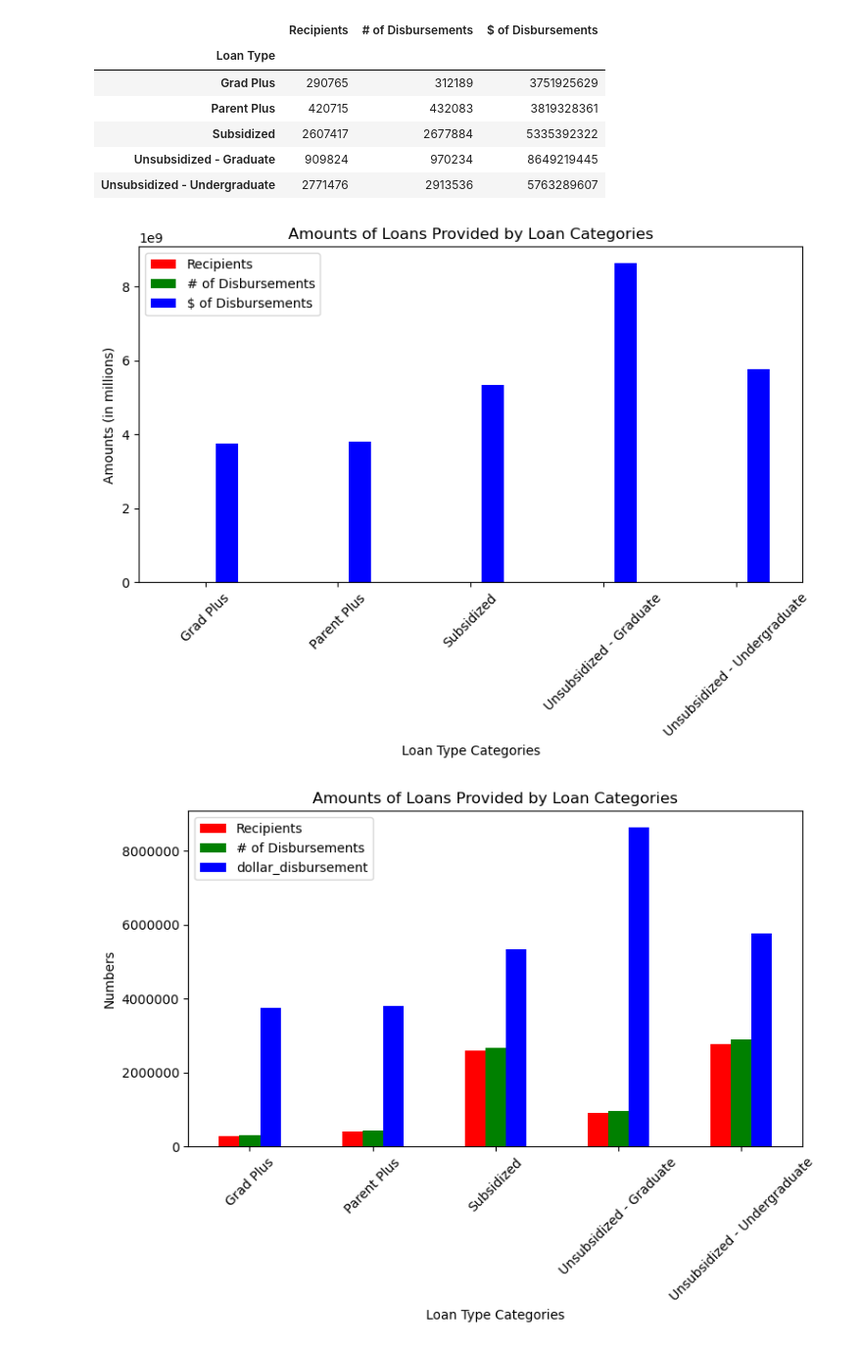
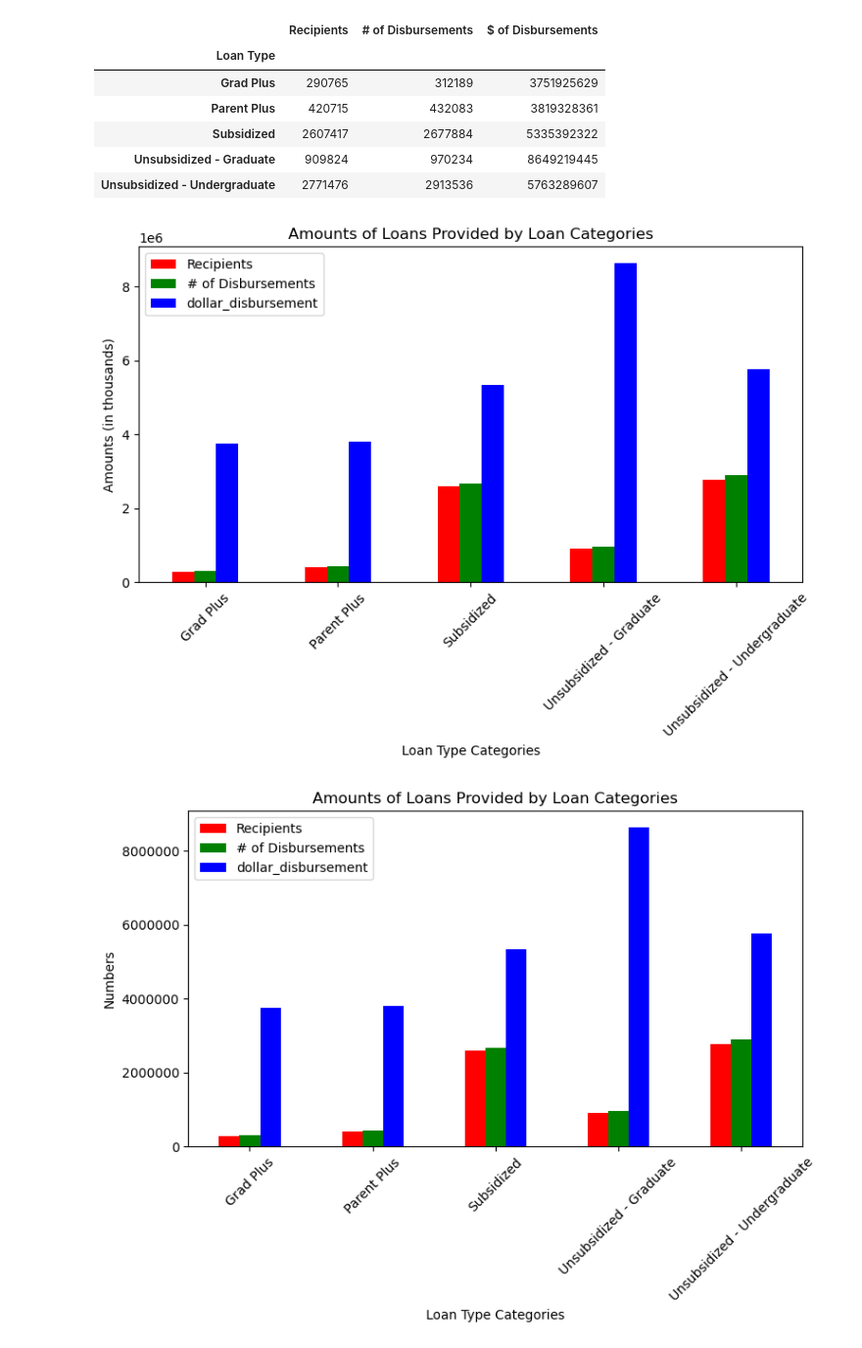
Before and after one commit to wemlaztdj/Demo_p1, a Jupyter notebook: main - MR.ipynb, the cells around one changed output. Shown at 98% size. Cells and saved outputs as stored; diff of their text form; code cells hidden in the pictures.

```diff
--- a/main - MR.ipynb
+++ b/main - MR.ipynb
@@ -156,25 +156,25 @@ loan_type
 # %%
 import matplotlib.pyplot as plt
 
 # Assuming df is already prepared
-#df['dollar_disbursement'] = df["$ of Disbursements"] / 1_000_000  # Convert to millions for plotting
-loan_type = df.groupby("Loan Type")[["Recipients", "# of Disbursements", "$ of Disbursements"]].sum()
+df['dollar_disbursement'] = df["$ of Disbursements"] / 1_000  # Convert to millions for plotting
+loan_type = df.groupby("Loan Type")[["Recipients", "# of Disbursements", "dollar_disbursement"]].sum()
 
 ax = loan_type.plot(kind="bar", color=["red", "green", "blue"], figsize=(8,6))
 
 plt.xlabel("Loan Type Categories")
-plt.ylabel("Amounts (in millions)")
+plt.ylabel("Amounts (in thousands)")
 plt.title("Amounts of Loans Provided by Loan Categories")
 
 # # Adjust y-ticks
 # ax.set_yticklabels([int(val) for val in ax.get_yticks()])
 
 plt.xticks(rotation=45)
 plt.tight_layout()
 
 plt.show()
 # %% [output]
-[figure, old version]
+[figure, new version]
 # %%
 
 df['dollar_disbursement'] = df["$ of Disbursements"] / 1000
```
